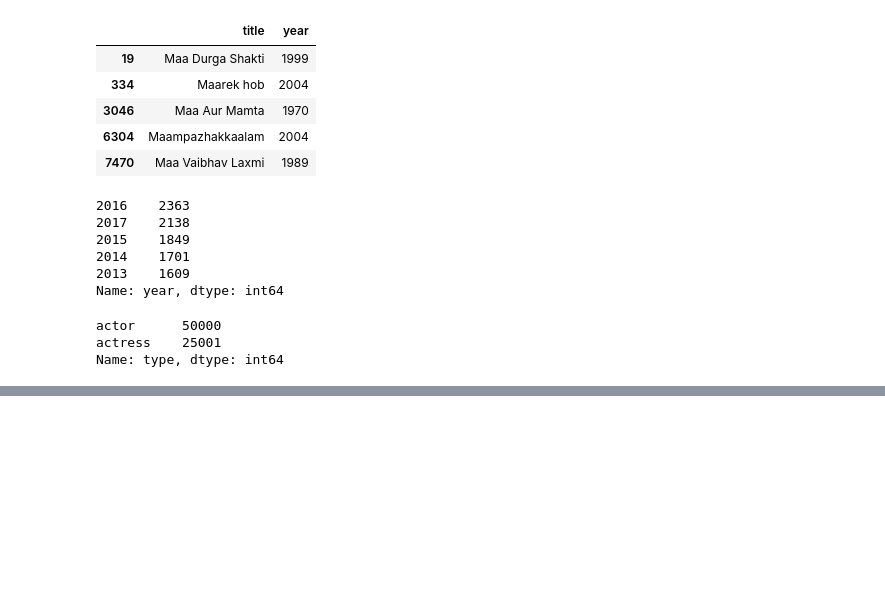
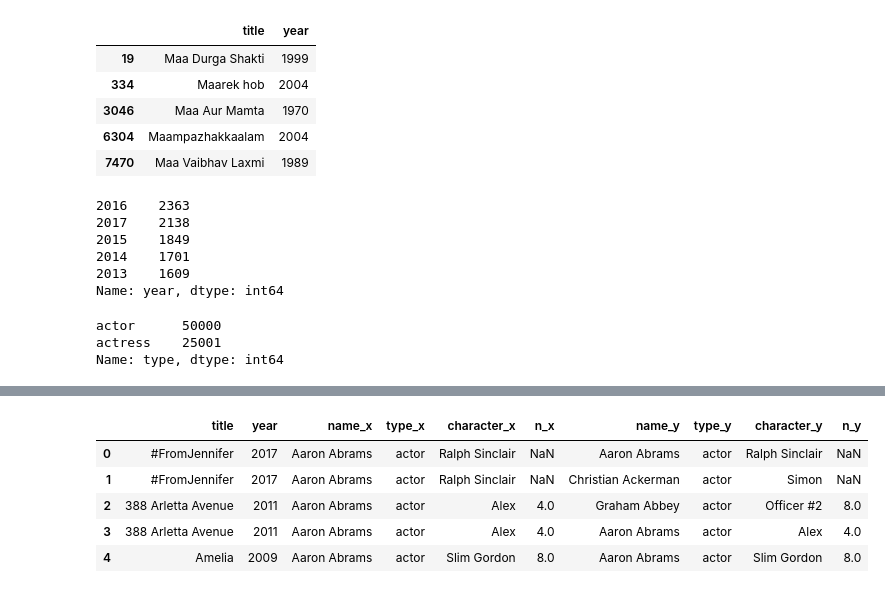
Before and after one commit to Duks31/pandas_numpy_tutorial, a Jupyter notebook: tut.ipynb, the cells around one changed output, grey strips where cells are left out. Saved outputs shown, nothing was run; the diff lists cells and outputs as text; code cells hidden in the pictures; blank space fills up the shorter version.

```diff
--- a/tut.ipynb
+++ b/tut.ipynb
@@ -378,0 +458,9 @@ Name: type, dtype: int64
+# %%
+c.merge(casts, on=['title', 'year']).head()
+# %% [output]
+|  | title | year | name_x | type_x | character_x | n_x | name_y | type_y | character_y | n_y |
+| 0 | #FromJennifer | 2017 | Aaron Abrams | actor | Ralph Sinclair | NaN | Aaron Abrams | actor | Ralph Sinclair | NaN |
+| 1 | #FromJennifer | 2017 | Aaron Abrams | actor | Ralph Sinclair | NaN | Christian Ackerman | actor | Simon | NaN |
+| 2 | 388 Arletta Avenue | 2011 | Aaron Abrams | actor | Alex | 4.0 | Graham Abbey | actor | Officer #2 | 8.0 |
+| 3 | 388 Arletta Avenue | 2011 | Aaron Abrams | actor | Alex | 4.0 | Aaron Abrams | actor | Alex | 4.0 |
+| 4 | Amelia | 2009 | Aaron Abrams | actor | Slim Gordon | 8.0 | Aaron Abrams | actor | Slim Gordon | 8.0 |
```
Also changed, not shown: parts of 8 cells of this notebook, 1 other file.
